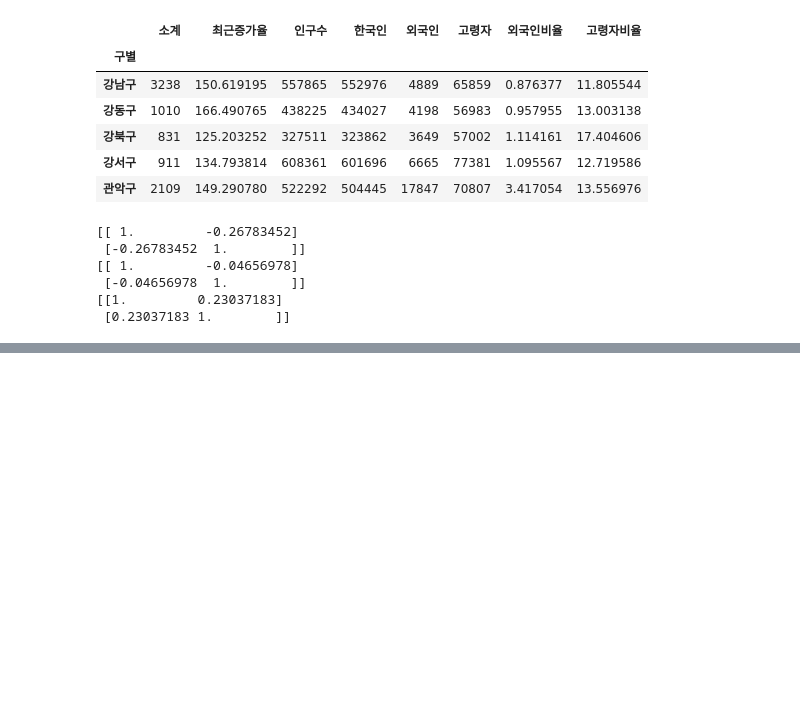
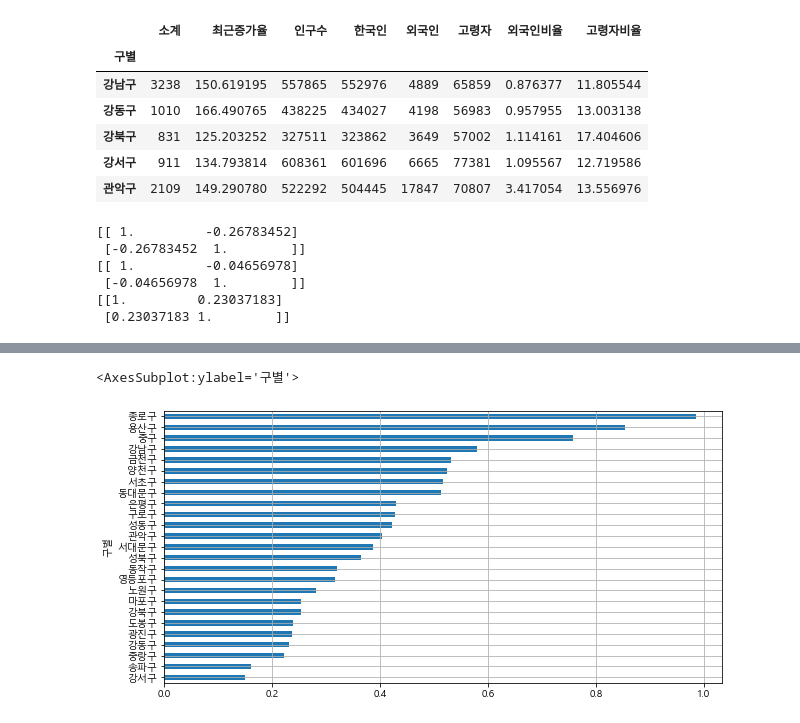
Before and after one commit to not147/PythonBasic, a Jupyter notebook: pythonwork/analysis/5_분석예제2.ipynb, the cells around one changed output, grey strips where cells are left out. Drawn from its saved outputs; the diff is of its cells as text; code cells hidden in the pictures; blank space fills up the shorter version.

```diff
--- a/pythonwork/analysis/5_분석예제2.ipynb
+++ b/pythonwork/analysis/5_분석예제2.ipynb
@@ -281,0 +344,5 @@ data_result.to_csv("data/seoul/cctv_result.csv", sep=",", encoding="utf-8")
+# %%
+##### "CCTV비율" 파생변수 추가 (소계 / 인구수 * 100)
+
+data_result["cctv비율"] = data_result["소계"] / data_result["인구수"] * 100
+data_result.head()
@@ -281,0 +357,5 @@ data_result.to_csv("data/seoul/cctv_result.csv", sep=",", encoding="utf-8")
+# %%
+data_result["cctv비율"].sort_values().plot(kind="barh", figsize=(10, 5), grid=True)
+# %% [output]
+<AxesSubplot:ylabel='구별'>
+[figure, added]
```
Also changed, not shown: parts of 15 cells of this notebook, 1 other file.
